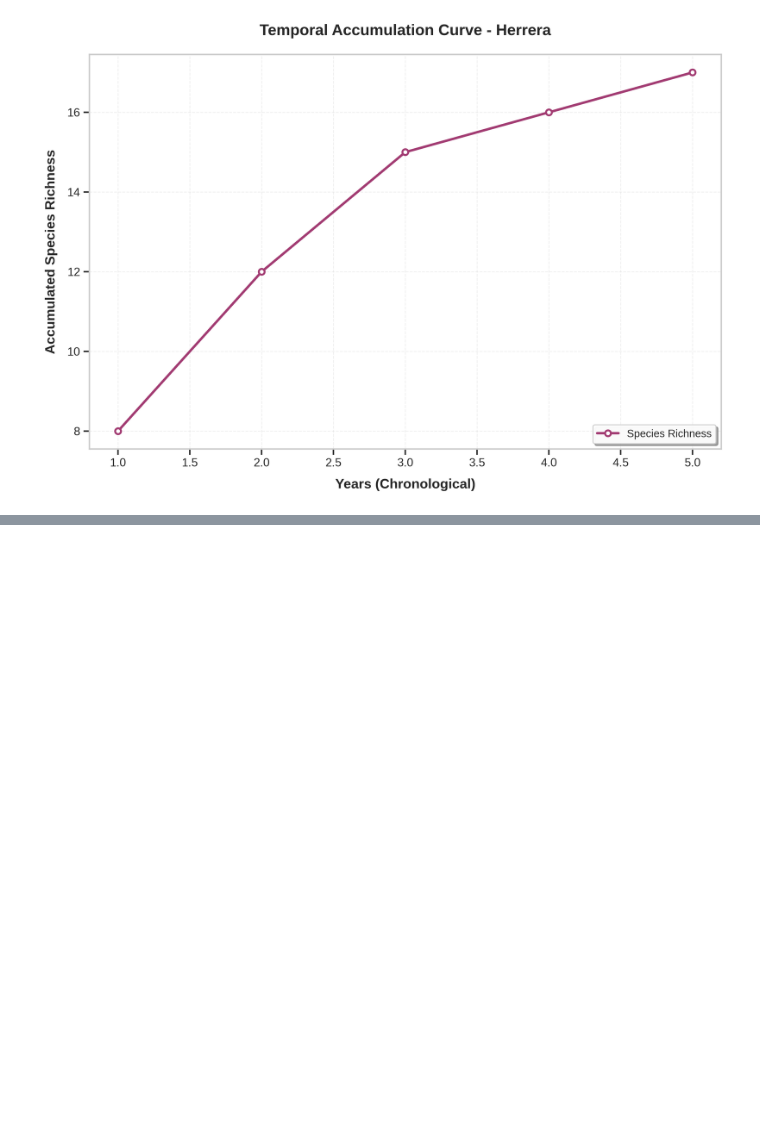
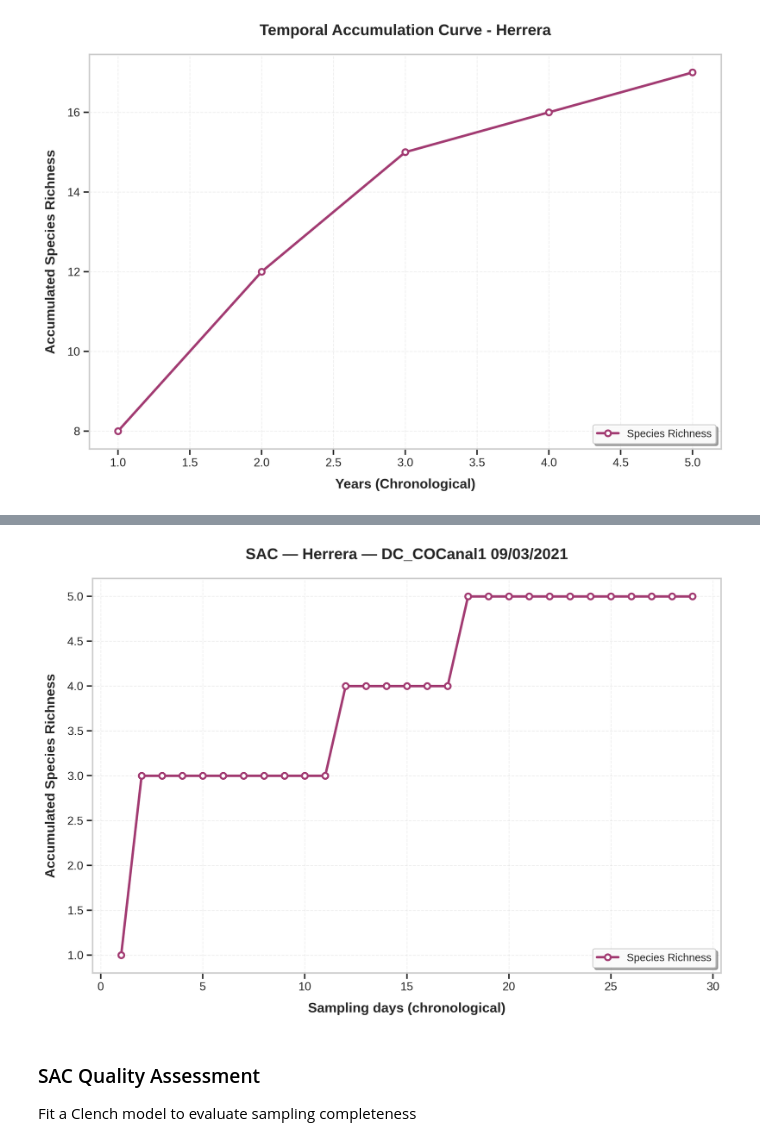
Before and after one commit to cliff003/HAAG_Spatial_Camera_Trap_Fall2025, a Jupyter notebook: SAC.ipynb, the cells around one changed output, grey strips where cells are left out. Drawn from its saved outputs; the diff is of its cells as text; code cells hidden in the pictures; blank space fills up the shorter version.

```diff
--- a/SAC.ipynb
+++ b/SAC.ipynb
@@ -376,0 +549,14 @@ plt.show()
+# %%
+# Select a specific deployment for site-level SAC
+selected_array = "Herrera"
+selected_site = "DC_COCanal1 09/03/2021"  # Or try "MH0704"
+
+res = sac_for_site(df_arrays_5_years, species_col='Sci_Name',
+                   selected_array=selected_array,
+                   selected_site=selected_site)
+
+print(f"Array: {res['info']['array_id']}")
+print(f"Deployment: {res['info']['deployment_id']}")
+print(f"Trap nights: {res['info']['trap_nights']}")
+print(f"Species detected: {res['info']['n_species']}")
+print(f"Date range: {res['info']['date_range']}")
@@ -376,0 +585,10 @@ plt.show()
+# %%
+# Plot the site-level SAC
+plot_sac(res['acc_curve'],
+         title=f"SAC — {res['info']['array_id']} — {res['info']['deployment_id']}",
+         xlabel="Sampling days (chronological)")
+# %% [output]
+[figure, added]
+# %% [markdown]
+### SAC Quality Assessment
+Fit a Clench model to evaluate sampling completeness
```
Also changed, not shown: parts of 24 cells of this notebook.
